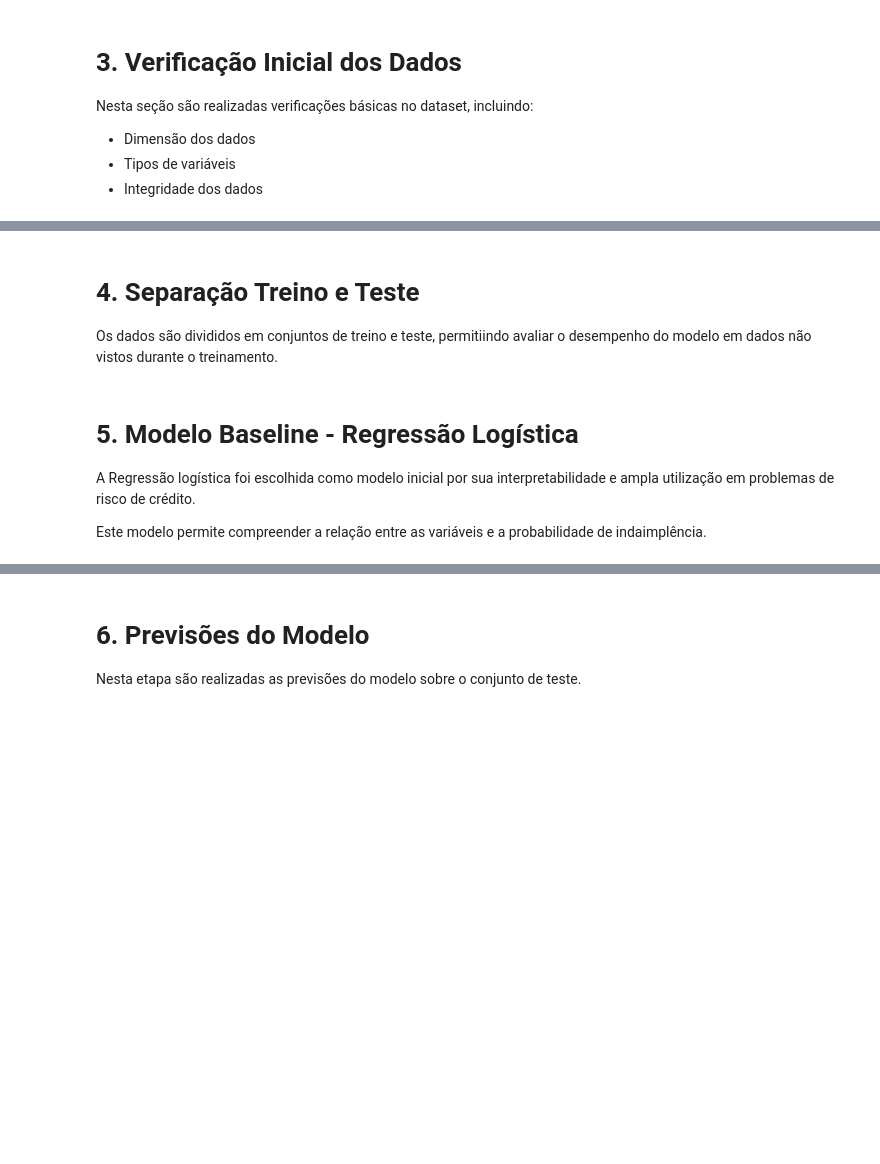
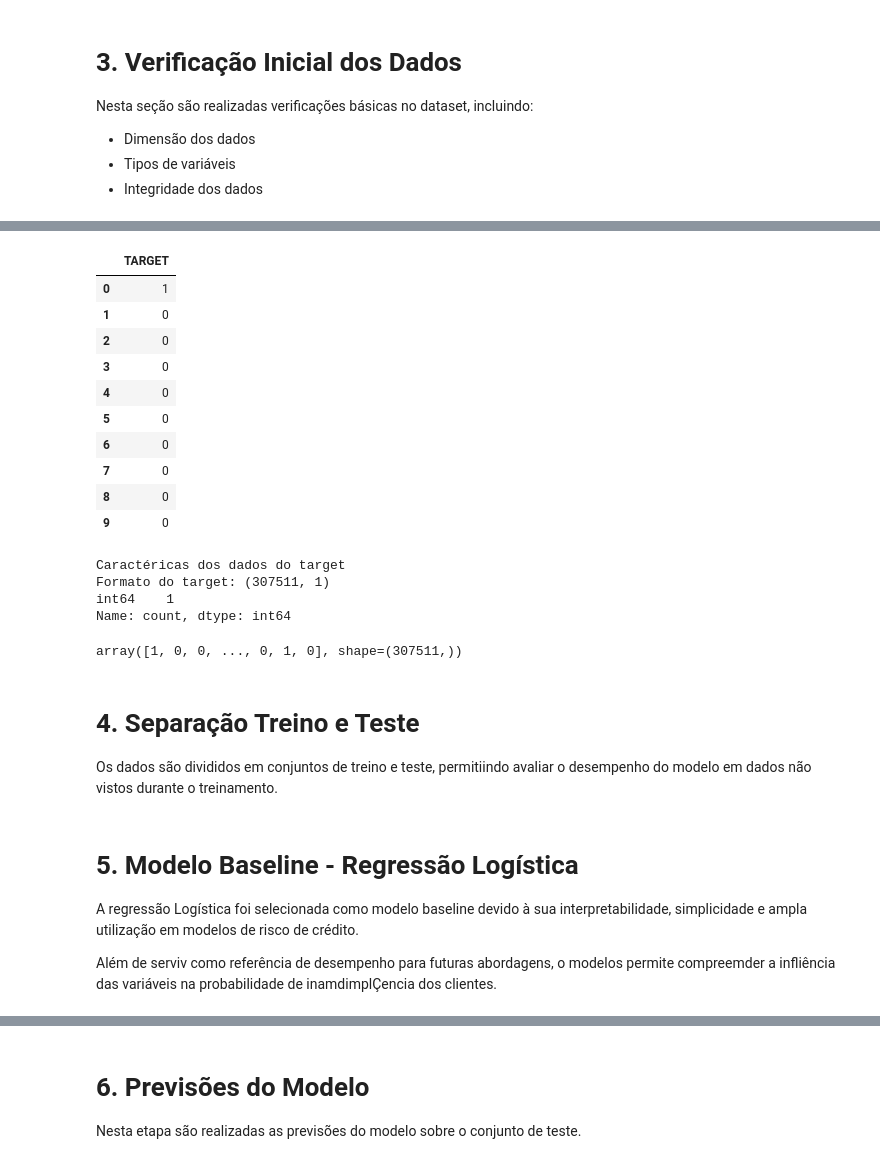
Before and after one commit to Rd-Brito13/Credit-Risk, a Jupyter notebook: notebook/03_modelo_baseline.ipynb, the cells around one changed output, grey strips where cells are left out. Saved outputs shown, nothing was run; the diff lists cells and outputs as text; code cells hidden in the pictures; blank space fills up the shorter version.

```diff
--- a/notebook/03_modelo_baseline.ipynb
+++ b/notebook/03_modelo_baseline.ipynb
@@ -22,3 +63,29 @@ Nesta seção são realizadas verificações básicas no dataset, incluindo:
+# %%
+display(target_processed.head(10))
+print('Caractéricas dos dados do target')
+print('Formato do target: {}'.format(target_processed.shape))
+print(target_processed.dtypes.value_counts())
+
+# REESTRUTURANDO O TARGET COM O RAVEL DE UM DATAFRAME PARA UM ARRAY
+target_processed_corrigido = target_processed.values.ravel()
+target_processed_corrigido
+# %% [output]
+|  | TARGET |
+| 0 | 1 |
+| 1 | 0 |
+| 2 | 0 |
+| 3 | 0 |
+| 4 | 0 |
+| 5 | 0 |
+| 6 | 0 |
+| 7 | 0 |
+| 8 | 0 |
+| 9 | 0 |
+Caractéricas dos dados do target
+Formato do target: (307511, 1)
+int64    1
+Name: count, dtype: int64
+array([1, 0, 0, ..., 0, 1, 0], shape=(307511,))
 # %% [markdown]
 # 4. Separação Treino e Teste
 
@@ -26,6 +96,6 @@ Os dados são divididos em conjuntos de treino e teste, permitiindo avaliar o de
 # %% [markdown]
 # 5.  Modelo Baseline - Regressão Logística
 
-A Regressão logística foi escolhida como modelo inicial por sua interpretabilidade e ampla utilização em problemas de risco de crédito.
+A regressão Logística foi selecionada como modelo baseline devido à sua interpretabilidade, simplicidade e ampla utilização em modelos de risco de crédito.
 
-Este modelo permite compreender a relação entre as variáveis e a probabilidade de indaimplência.
+Além de serviv como referência de desempenho para futuras abordagens, o modelos permite compreemder a infliência das variáveis na probabilidade de inamdimplÇencia dos clientes.
```
Also changed, not shown: parts of 21 cells of this notebook, 2 other files.
